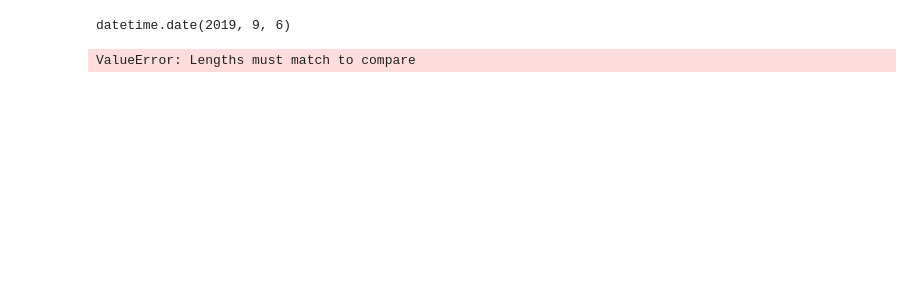
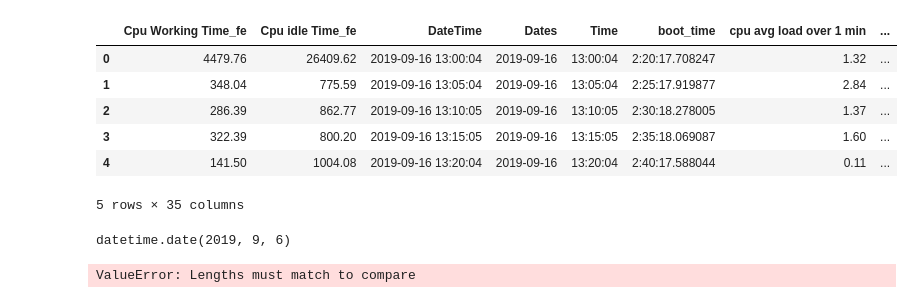
Before and after one commit to AkankshaKaple/CPU_interation_logs, a Jupyter notebook: Data-Processing/Pre_Processing/Cpu_logs.ipynb, the cells around one changed output. Drawn from its saved outputs; the diff is of its cells as text; code cells hidden in the pictures; blank space fills up the shorter version.

```diff
--- a/Data-Processing/Pre_Processing/Cpu_logs.ipynb
+++ b/Data-Processing/Pre_Processing/Cpu_logs.ipynb
@@ -217,3 +212,13 @@ time spent writing to disk_fe
+# %%
+final_df.head()
+# %% [output]
+|  | Cpu Working Time_fe | Cpu idle Time_fe | DateTime | Dates | Time | boot_time | cpu avg load over 1 min | ... |
+| 0 | 4479.76 | 26409.62 | 2019-09-16 13:00:04 | 2019-09-16 | 13:00:04 | 2:20:17.708247 | 1.32 | ... |
+| 1 | 348.04 | 775.59 | 2019-09-16 13:05:04 | 2019-09-16 | 13:05:04 | 2:25:17.919877 | 2.84 | ... |
+| 2 | 286.39 | 862.77 | 2019-09-16 13:10:05 | 2019-09-16 | 13:10:05 | 2:30:18.278005 | 1.37 | ... |
+| 3 | 322.39 | 800.20 | 2019-09-16 13:15:05 | 2019-09-16 | 13:15:05 | 2:35:18.069087 | 1.60 | ... |
+| 4 | 141.50 | 1004.08 | 2019-09-16 13:20:04 | 2019-09-16 | 13:20:04 | 2:40:17.588044 | 0.11 | ... |
+5 rows × 35 columns
 # %%
 dt['Dates'].unique()[1]
 # %% [output]
```
Also changed, not shown: parts of 14 cells of this notebook, 2 other files.
